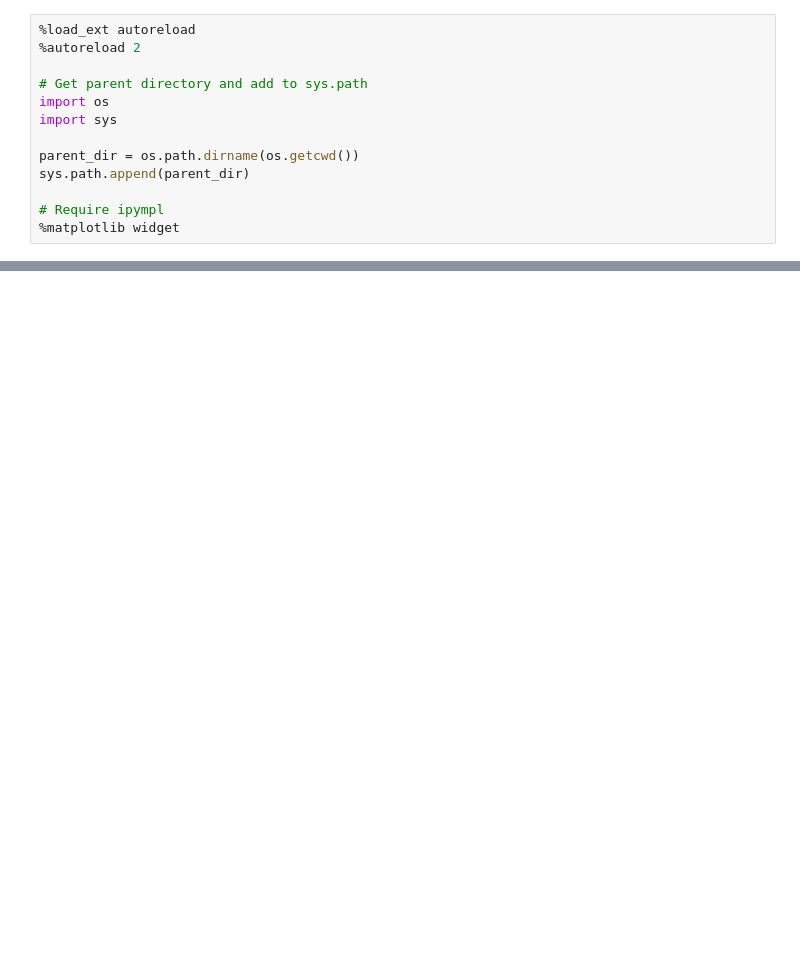
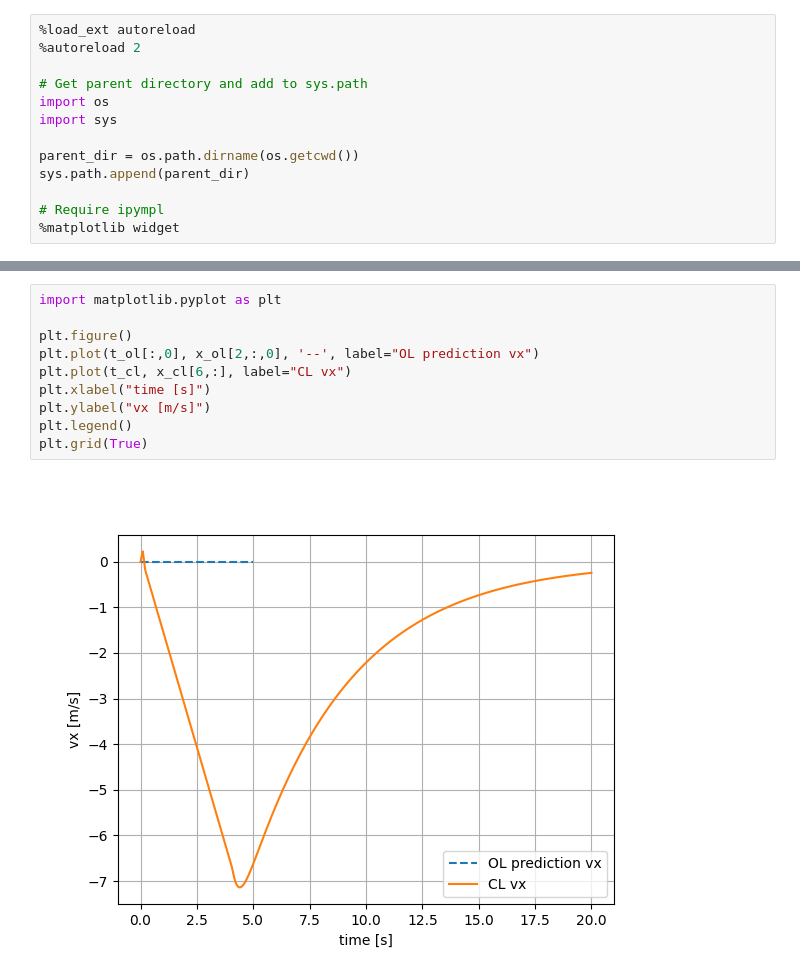
Before and after one commit to Maksymiliann/MPC-Project-EPFL, a Jupyter notebook: project/Deliverable_3_3/Deliverable_3_3.ipynb, the cells around one changed output, grey strips where cells are left out. Drawn from its saved outputs; the diff is of its cells as text; blank space fills up the shorter version.

Commit message:
3.3 and plot

```diff
--- a/project/Deliverable_3_3/Deliverable_3_3.ipynb
+++ b/project/Deliverable_3_3/Deliverable_3_3.ipynb
@@ -49,0 +228,12 @@ vis.animate(
+# %%
+import matplotlib.pyplot as plt
+
+plt.figure()
+plt.plot(t_ol[:,0], x_ol[2,:,0], '--', label="OL prediction vx")
+plt.plot(t_cl, x_cl[6,:], label="CL vx")
+plt.xlabel("time [s]")
+plt.ylabel("vx [m/s]")
+plt.legend()
+plt.grid(True)
+# %% [output]
+[figure, added]
```
Also changed, not shown: parts of 6 cells of this notebook, 12 other files.
